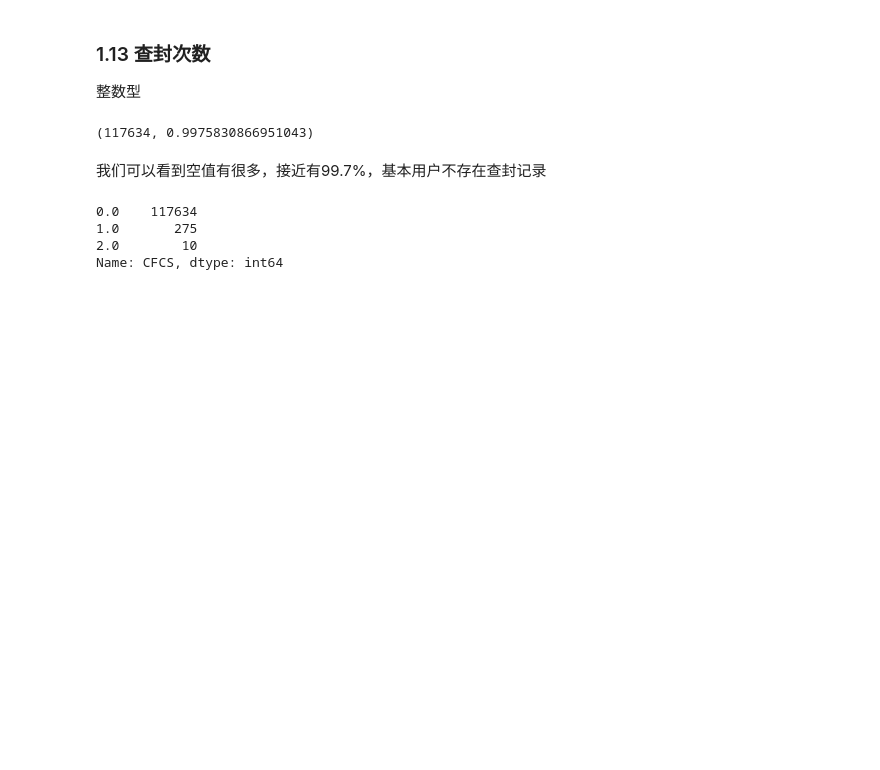
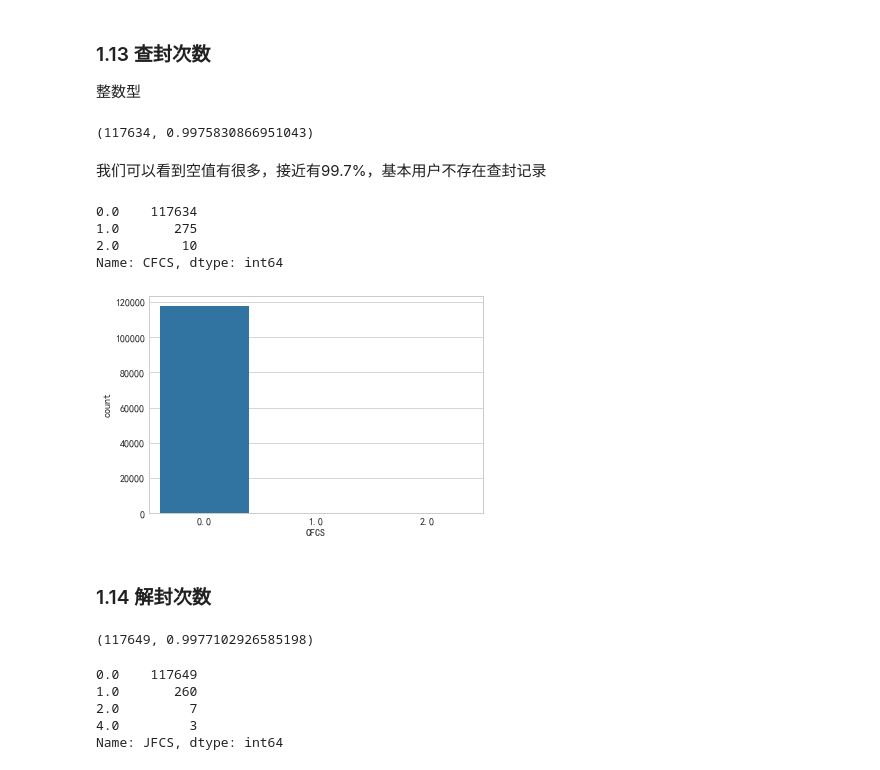
Before and after one commit to yanqiangmiffy/personal-credit-evaluation, a Jupyter notebook: 数据分析.ipynb, the cells around one changed output. Cells and saved outputs as stored; diff of their text form; code cells hidden in the pictures; blank space fills up the shorter version.

```diff
--- a/数据分析.ipynb
+++ b/数据分析.ipynb
@@ -310,3 +316,23 @@ data['CFCS'].value_counts()
 1.0       275
 2.0        10
 Name: CFCS, dtype: int64
+# %%
+g=sns.countplot(x='CFCS',data=data)
+# %% [output]
+[figure, added]
+# %% [markdown]
+### 1.14 解封次数
+# %%
+# 统计下空值
+data['JFCS'].isnull().sum(),data['JFCS'].isnull().sum()/len(data)
+# %% [output]
+(117649, 0.9977102926585198)
+# %%
+data['JFCS'].fillna(0,inplace=True)
+data['JFCS'].value_counts()
+# %% [output]
+0.0    117649
+1.0       260
+2.0         7
+4.0         3
+Name: JFCS, dtype: int64
```
Also changed, not shown: parts of 34 cells of this notebook, 1 other file.
